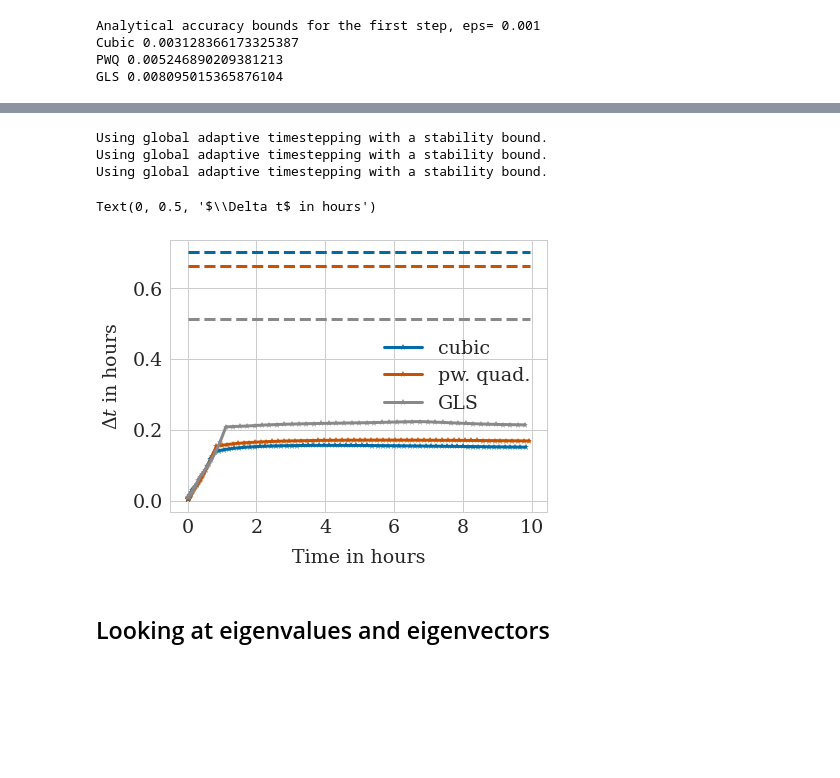
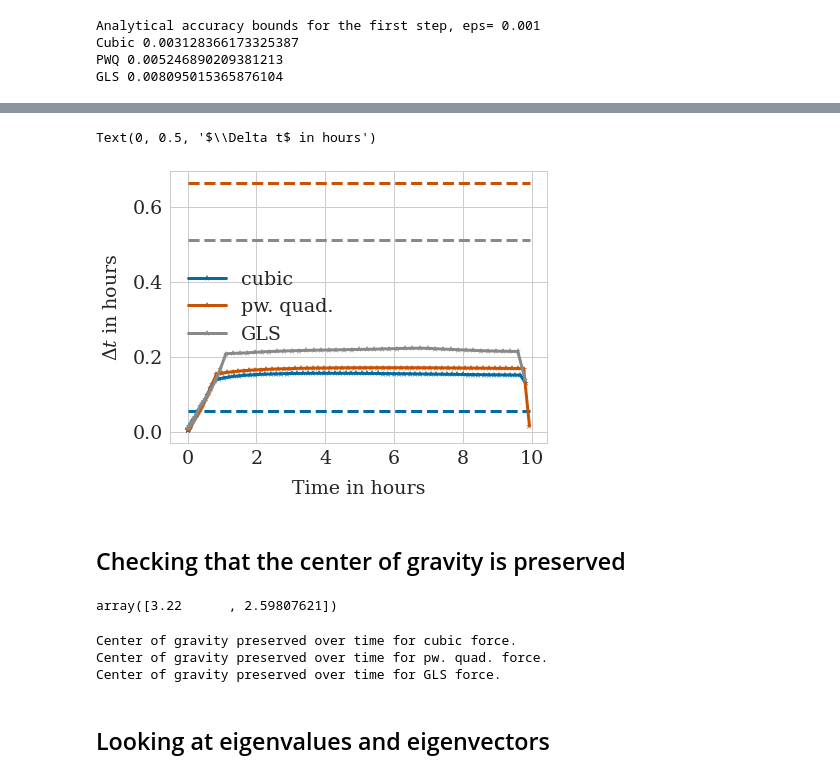
Before and after one commit to somathias/cbmos, a Jupyter notebook: exp-draft_global_adaptivity_locally_compressed_monolayer.ipynb, the cells around one changed output, grey strips where cells are left out. Cells and saved outputs as stored; diff of their text form; code cells hidden in the pictures; blank space fills up the shorter version.

Commit message:
Check eigenvalues, eigenvectors and center of gravity

```diff
--- a/exp-draft_global_adaptivity_locally_compressed_monolayer.ipynb
+++ b/exp-draft_global_adaptivity_locally_compressed_monolayer.ipynb
@@ -79,7 +86,7 @@ def make_hexagonal_mesh(l):
     ycrds = [np.sqrt(3) * j * 0.5 for j in range(n_y) for i in range(n_x)]
 
     # make cell_list for the sheet
-    sheet = [cl.Cell(i, [x,y], -24.0, proliferating=False, division_time_generator=lambda t: 24+t) for i, x, y in zip(range(n_x*n_y), xcrds, ycrds)]
+    sheet = [cl.Cell(i, [x,y], 0.0, proliferating=False) for i, x, y in zip(range(n_x*n_y), xcrds, ycrds)]
 
     # delete cells to make it circular - skip for now
     #del sheet[24]
@@ -91,10 +98,24 @@ def make_hexagonal_mesh(l):
     #del sheet[l+1]
     #del sheet[0]
 
-    # find middle index, delete cell there and replace with proliferating one
+    # find middle index, move cell there and add second daughter cells
     m = n_x *(n_y//2)+ n_x//2
     coords = list(sheet[m].position)
-    sheet[m] = cl.Cell(m, coords, -24.0, proliferating=True, division_time_generator=lambda t: 24+t)
+
+    # get division direction
+    random_angle = 2.0 * np.pi * npr.rand()
+    division_direction = np.array([np.cos(random_angle), np.sin(random_angle)])
+
+    # update positions
+    updated_position_parent = coords - 0.5 * separation * division_direction
+    sheet[m].position = updated_position_parent
+
+    position_daughter = coords + 0.5 * separation * division_direction
+
+    # add daughter cell
+    next_cell_index = len(sheet)
+    daughter_cell = cl.Cell(next_cell_index, position_daughter, birthtime=0.0, proliferating=False)
+    sheet.append(daughter_cell)
 
     return sheet
 # %%
@@ -244,0 +275,3 @@ GLS 0.008095015365876104
+# %%
+coords_t0 = np.array([cell.position for cell in sheet])
+cg_t0 = coords_t0.sum(axis=0)/len(sheet)
@@ -244,0 +282,9 @@ GLS 0.008095015365876104
+# %%
+for force in force_names:
+    ts, history = models_ef[force].simulate(sheet, t_data, params[force], {"eps": 0.001, "eta":0.0001}, seed=seed)
+
+    for clt in history:
+        coords_t = np.array([cell.position for cell in clt])
+        cg_t = coords_t.sum(axis=0)/len(clt)
+        assert(np.count_nonzero(np.isclose(np.abs(cg_t - cg_t0), 0, atol=0.00000001))==dim)
+    print('Center of gravity preserved over time for '+force+' force.')
@@ -247,2 +296,0 @@ GLS 0.008095015365876104
-# %%
-dts = np.loadtxt('step_sizes_pwq.txt')
@@ -276,36 +301,39 @@ plt.plot(t_data, 1.0/gp_GLS*np.ones(len(t_data)), linestyle='--', color=colors['
 
 for force in force_names:
 
     try:
         os.remove('step_sizes'+filename_ending[force]+'.txt')
     except FileNotFoundError:
         print('Nothing to delete.')
     try:
         os.remove('AFs'+filename_ending[force]+'.txt')
     except FileNotFoundError:
         print('Nothing to delete.')
     try:
-        os.remove('EVs'+filename_ending[force]+'.txt')
+        os.remove('eigenvalues'+filename_ending[force]+'.txt')
+    except FileNotFoundError:
+        print('Nothing to delete.')
+    try:
+        os.remove('eigenvectors'+filename_ending[force]+'.txt')
     except FileNotFoundError:
         print('Nothing to delete.')
 
     ts, history = models_ef[force].simulate(sheet, t_data, params[force], {"eps": 0.001, "out": filename_ending[force], 'write_to_file': True, 'jacobian': models_ef[force].jacobian, 'force_args': params[force]}, seed=seed)
     dts = np.loadtxt('step_sizes'+filename_ending[force]+'.txt')
     #print('Initial step '+force + ' ' +str(dts[0]))
     #print('Stability bound estimate '+force + ' ' +str((dts[-2]+dts[-1])/2.0))
     #ts = np.loadtxt('time_points'+filename_ending[force]+'.txt')
     plt.plot(ts[:-1], dts[:, 0],'-*', label=force, color=colors[force])
     #plt.plot(ts[:-1], dts[:, 1],'-*', label=force+', acc', color=colors[force], linestyle=':')
 
 
 
 
 plt.legend()
 plt.xlabel('Time in hours')
 plt.ylabel('$\Delta t$ in hours')
 # %% [output]
-Using global adaptive timestepping with a stability bound.
-Using global adaptive timestepping with a stability bound.
-Using global adaptive timestepping with a stability bound.
+Text(0, 0.5, '$\\Delta t$ in hours')
-Text(0, 0.5, '$\\Delta t$ in hours')
-[figure, old version]
+[figure, new version]
+# %% [markdown]
+## Checking that the center of gravity is preserved
@@ -312,2 +343,19 @@ Text(0, 0.5, '$\\Delta t$ in hours')
+# %%
+cg_t0
+# %% [output]
+array([3.22      , 2.59807621])
+# %%
+for force in force_names:
+    ts, history = models_ef[force].simulate(sheet, t_data, params[force], {"eps": 0.001, 'jacobian': models_ef[force].jacobian, 'force_args': params[force]}, seed=seed)
+
+    for clt in history:
+        coords_t = np.array([cell.position for cell in clt])
+        cg_t = coords_t.sum(axis=0)/len(clt)
+        assert(np.count_nonzero(np.isclose(np.abs(cg_t - cg_t0), 0, atol=0.00000001))==dim)
+    print('Center of gravity preserved over time for '+force+' force.')
+# %% [output]
+Center of gravity preserved over time for cubic force.
+Center of gravity preserved over time for pw. quad. force.
+Center of gravity preserved over time for GLS force.
 # %% [markdown]
 ## Looking at eigenvalues and eigenvectors
```
Also changed, not shown: parts of 43 cells of this notebook, 2 other files.
